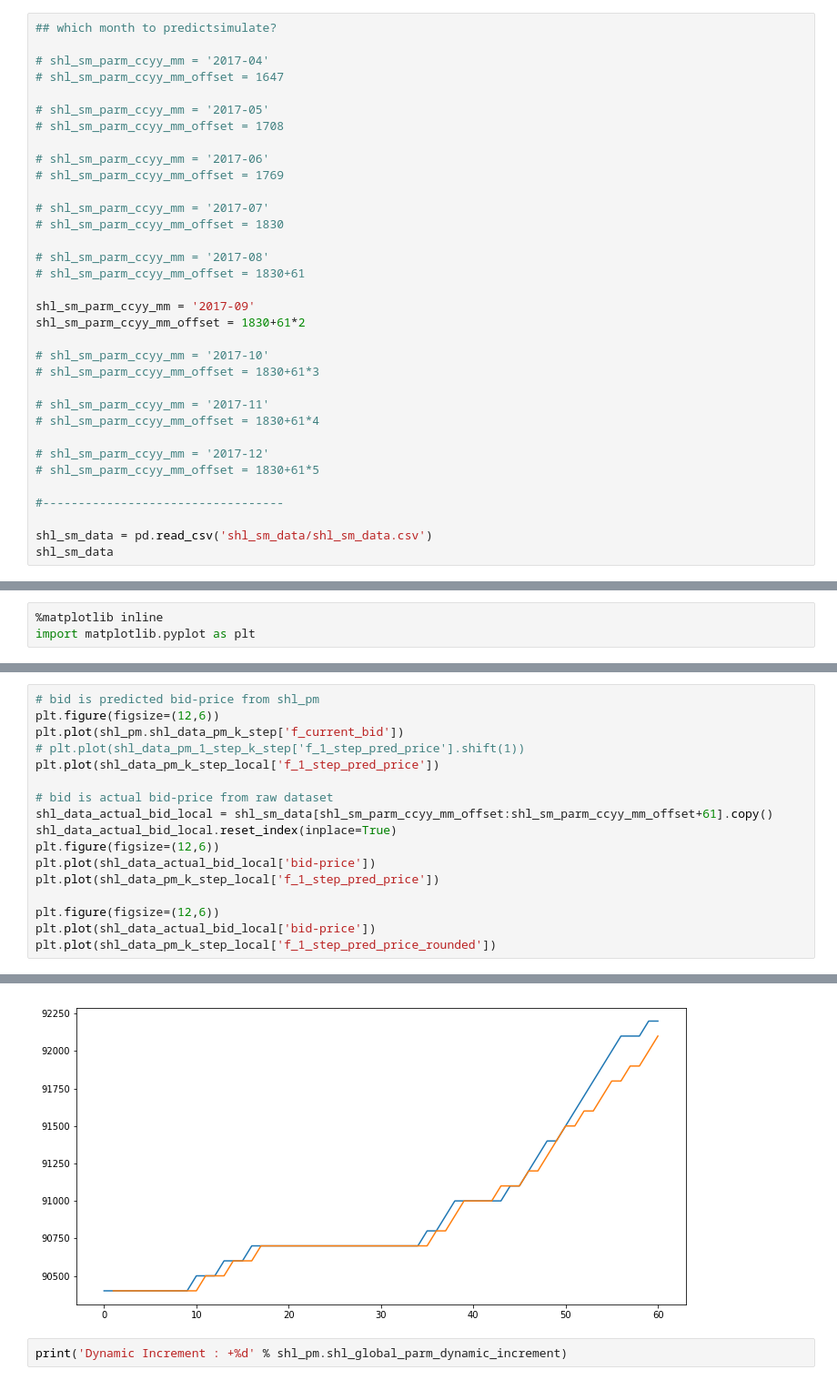
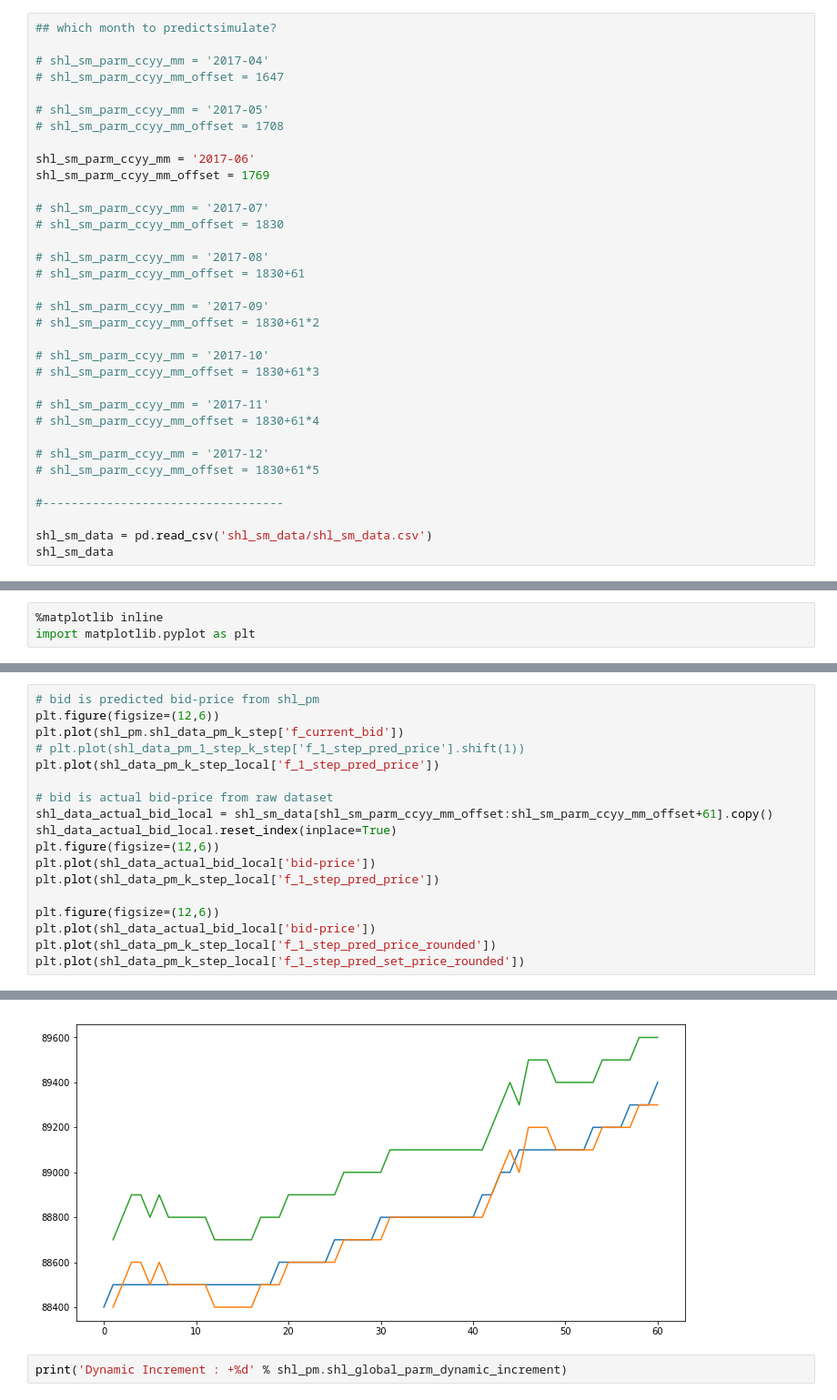
Before and after one commit to telescopeuser/UAT-SHL, a Jupyter notebook: rnd03/shl_sm_NoOCR_v011.ipynb, the cells around one changed output, grey strips where cells are left out. Shown at 91% size. Saved outputs shown, nothing was run; the diff lists cells and outputs as text.

```diff
--- a/rnd03/shl_sm_NoOCR_v011.ipynb
+++ b/rnd03/shl_sm_NoOCR_v011.ipynb
@@ -53,8 +53,8 @@ Outputs:
 # shl_sm_parm_ccyy_mm = '2017-05'
 # shl_sm_parm_ccyy_mm_offset = 1708
 
-# shl_sm_parm_ccyy_mm = '2017-06'
-# shl_sm_parm_ccyy_mm_offset = 1769
+shl_sm_parm_ccyy_mm = '2017-06'
+shl_sm_parm_ccyy_mm_offset = 1769
 
 # shl_sm_parm_ccyy_mm = '2017-07'
 # shl_sm_parm_ccyy_mm_offset = 1830
@@ -62,8 +62,8 @@ Outputs:
 # shl_sm_parm_ccyy_mm = '2017-08'
 # shl_sm_parm_ccyy_mm_offset = 1830+61
 
-shl_sm_parm_ccyy_mm = '2017-09'
-shl_sm_parm_ccyy_mm_offset = 1830+61*2
+# shl_sm_parm_ccyy_mm = '2017-09'
+# shl_sm_parm_ccyy_mm_offset = 1830+61*2
 
 # shl_sm_parm_ccyy_mm = '2017-10'
 # shl_sm_parm_ccyy_mm_offset = 1830+61*3
@@ -267,5 +267,6 @@ plt.plot(shl_data_pm_k_step_local['f_1_step_pred_price'])
 plt.figure(figsize=(12,6))
 plt.plot(shl_data_actual_bid_local['bid-price'])
 plt.plot(shl_data_pm_k_step_local['f_1_step_pred_price_rounded'])
+plt.plot(shl_data_pm_k_step_local['f_1_step_pred_set_price_rounded'])
 # %% [output]
 [<matplotlib.lines.Line2D at 0x...>]
@@ -274,4 +275,4 @@ plt.plot(shl_data_pm_k_step_local['f_1_step_pred_price_rounded'])
-[figure, old version]
+[figure, new version]
 # %%
 print('Dynamic Increment : +%d' % shl_pm.shl_global_parm_dynamic_increment)
 # %% [output]
```
Also changed, not shown: parts of 9 cells of this notebook, 1 other file.
